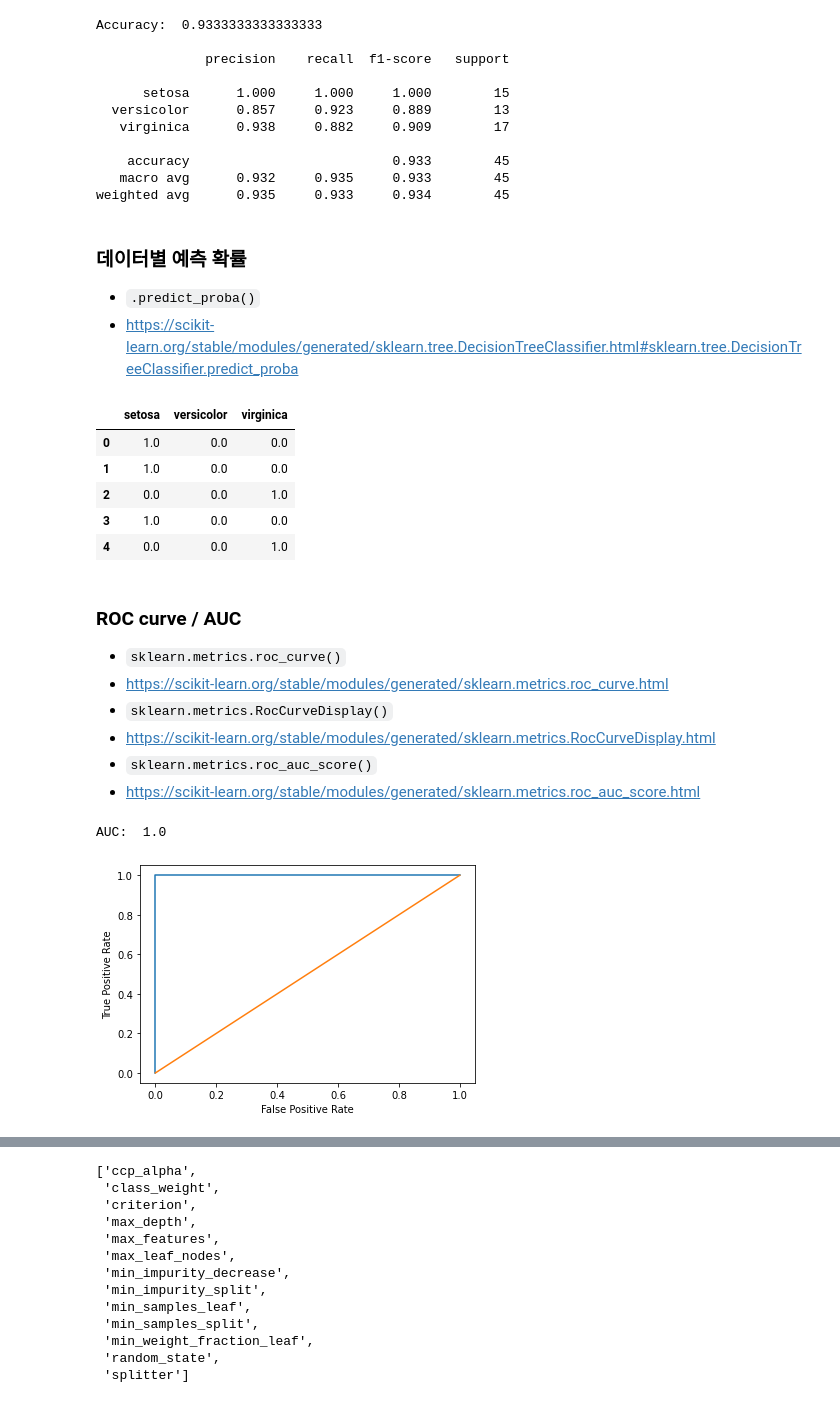
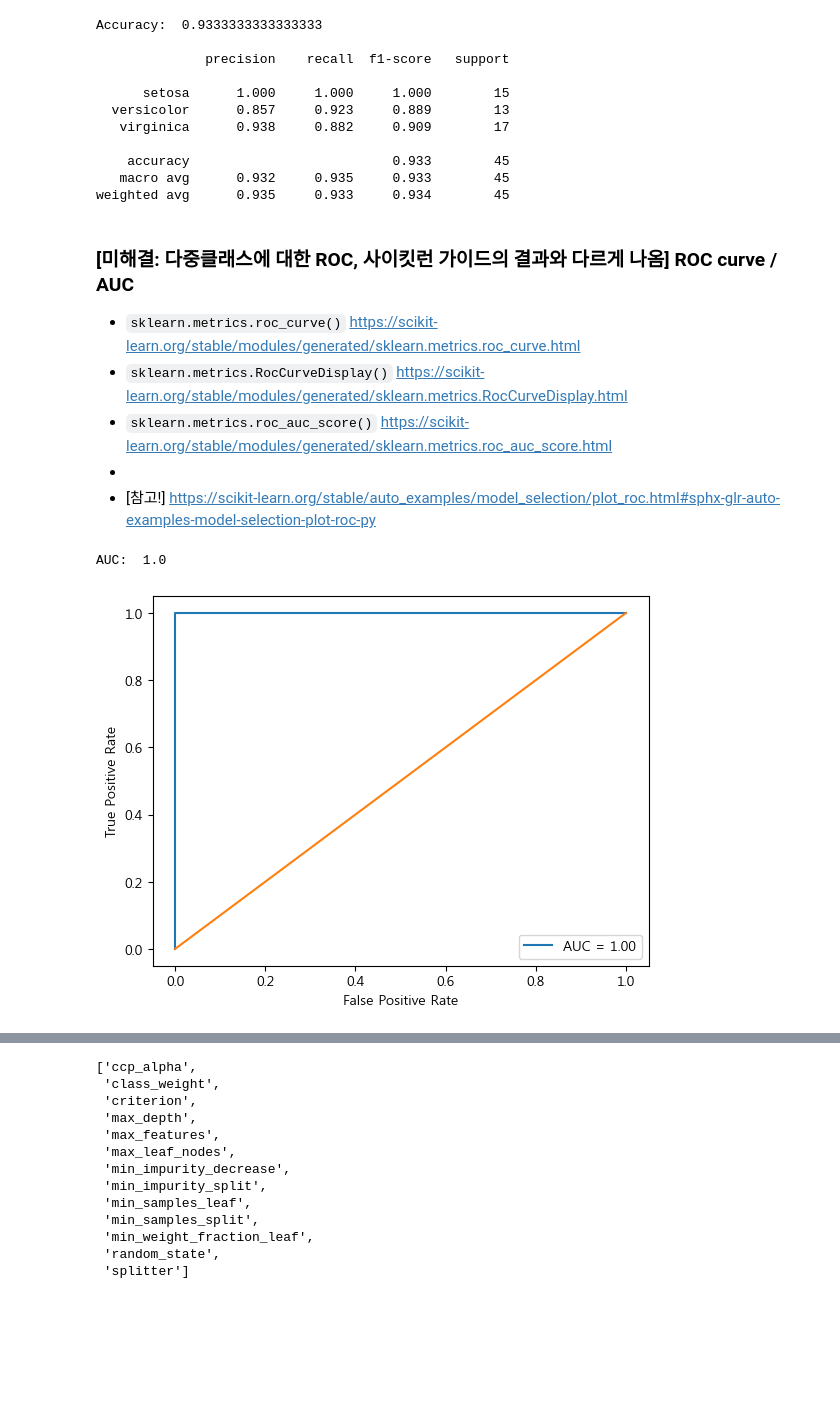
Before and after one commit to anjuiswhat/TIL, a Jupyter notebook: ADP_study/Python/5_정형 데이터마이닝/분류/정리_의사결정나무.ipynb, the cells around one changed output, grey strips where cells are left out. Drawn from its saved outputs; the diff is of its cells as text; code cells hidden in the pictures; blank space fills up the shorter version.

```diff
--- a/ADP_study/Python/5_정형 데이터마이닝/분류/정리_의사결정나무.ipynb
+++ b/ADP_study/Python/5_정형 데이터마이닝/분류/정리_의사결정나무.ipynb
@@ -57,8 +87,8 @@ df_iris = pd.read_csv('C:/Users/Administrator/GitHub/TIL/ADP_study/rawdata/iris.
 # %%
 # 목표변수와 나머지 변수들을 따로 저장
 
-x = df_iris.loc[ : , 'Sepal.Length':'Petal.Width' ]
-y = df_iris[ 'Species' ]
+x = df_iris.iloc[: , 0:4 ]
+y = df_iris.iloc[:, 4 ]
 # %%
 # df_iris.data = df_iris.loc[ : , 'Sepal.Length':'Petal.Width' ] .values
 # df_iris.feature_names = list( df_iris.drop('Species', axis=1) )
@@ -251,51 +283,37 @@ Accuracy:  0.9333333333333333
     accuracy                          0.933        45
    macro avg      0.932     0.935     0.933        45
 weighted avg      0.935     0.933     0.934        45
-# %% [markdown]
-### 데이터별 예측 확률
-- `.predict_proba()`
-- https://scikit-learn.org/stable/modules/generated/sklearn.tree.DecisionTreeClassifier.html#sklearn.tree.DecisionTreeClassifier.predict_proba
-# %%
-proba = model_dtclf.predict_proba(x_test)
-
-df_proba = pd.DataFrame( proba, columns = model_dtclf.classes_ )
-df_proba.head()
-# %% [output]
-|  | setosa | versicolor | virginica |
-| 0 | 1.0 | 0.0 | 0.0 |
-| 1 | 1.0 | 0.0 | 0.0 |
-| 2 | 0.0 | 0.0 | 1.0 |
-| 3 | 1.0 | 0.0 | 0.0 |
-| 4 | 0.0 | 0.0 | 1.0 |
 # %% [markdown]
-### ROC curve / AUC
-- `sklearn.metrics.roc_curve()`
-- https://scikit-learn.org/stable/modules/generated/sklearn.metrics.roc_curve.html
-- `sklearn.metrics.RocCurveDisplay()`
-- https://scikit-learn.org/stable/modules/generated/sklearn.metrics.RocCurveDisplay.html
-- `sklearn.metrics.roc_auc_score()`
-- https://scikit-learn.org/stable/modules/generated/sklearn.metrics.roc_auc_score.html
+### [미해결: 다중클래스에 대한 ROC, 사이킷런 가이드의 결과와 다르게 나옴] ROC curve / AUC
+- `sklearn.metrics.roc_curve()`  https://scikit-learn.org/stable/modules/generated/sklearn.metrics.roc_curve.html
+- `sklearn.metrics.RocCurveDisplay()`  https://scikit-learn.org/stable/modules/generated/sklearn.metrics.RocCurveDisplay.html
+- `sklearn.metrics.roc_auc_score()`  https://scikit-learn.org/stable/modules/generated/sklearn.metrics.roc_auc_score.html
+-
+- [참고!] https://scikit-learn.org/stable/auto_examples/model_selection/plot_roc.html#sphx-glr-auto-examples-model-selection-plot-roc-py
 # %%
 # 'setosa' 에 대한 AUC 계산을 위해 y_test 의 범주형 리스트를 0과 1로 이원화
-result_1 = y_test.apply(lambda x: 1 if 'setosa' == x else 0 )
 
-# 'sotosa' 에 대한 proba 추출'
-proba_1 = df_proba['setosa']
+y_test_1 = np.where( y_test == 'setosa', 1, 0 )
+y_pred_1 = np.where( y_pred == 'setosa', 1, 0 )
 
 # AUC 계산
-print('AUC: ', roc_auc_score( result_1, proba_1 ) )
+auc = roc_auc_score( y_test_1, y_pred_1 )
+print('AUC: ', auc )
+print()
 
 # ROC curve 출력
-fpr, tpr, thresholds = roc_curve( y_test, proba_1,
-                                  pos_label='setosa')
+fpr, tpr, thresholds = roc_curve( y_test_1, y_pred_1,
+                                  pos_label = 1)
 
 RocCurveDisplay( fpr, tpr).plot()
+plt.legend( labels = ['AUC = %.2f' % auc],
+            loc = 'lower right')
 
-plt.plot( [0,1], [0,1],
-          label = 'Random')
+plt.plot( [0,1], [0,1] )
+
 plt.show()
 # %% [output]
 AUC:  1.0
-[figure, old version]
+[figure, new version]
 # %%
 # 'versicolor' 에 대한 AUC 계산을 위해 y_test 의 범주형 리스트를 0과 1로 이원화
```
Also changed, not shown: parts of 55 cells of this notebook.
